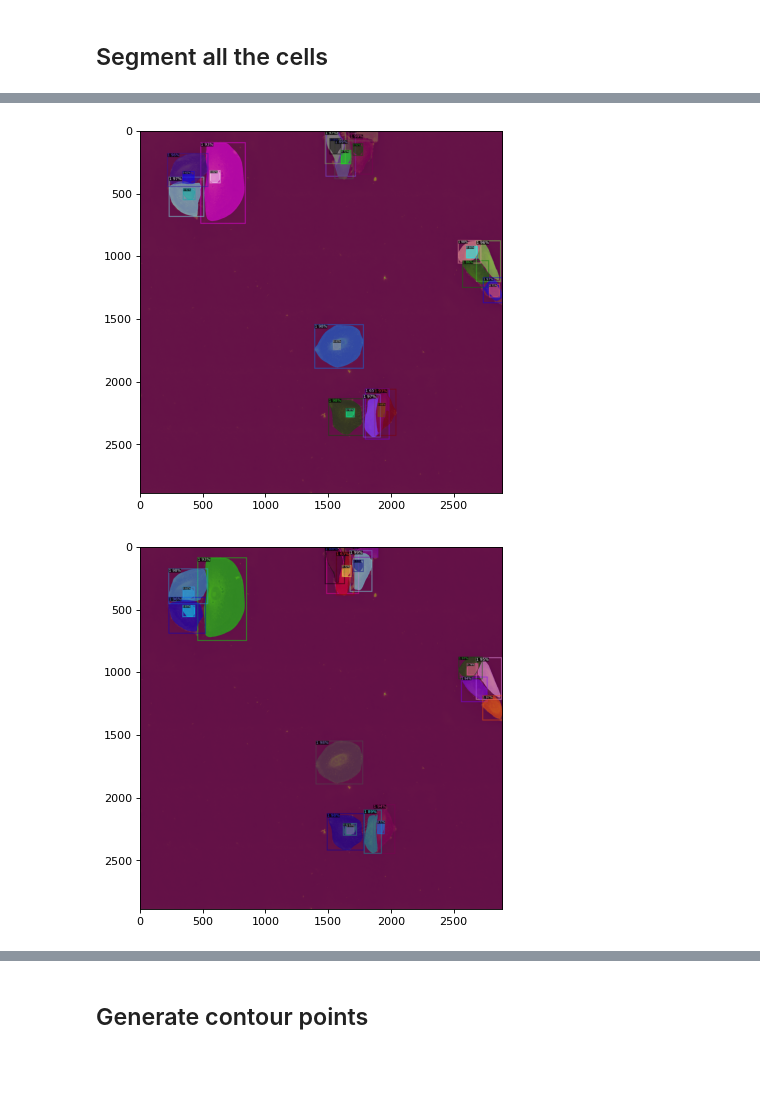
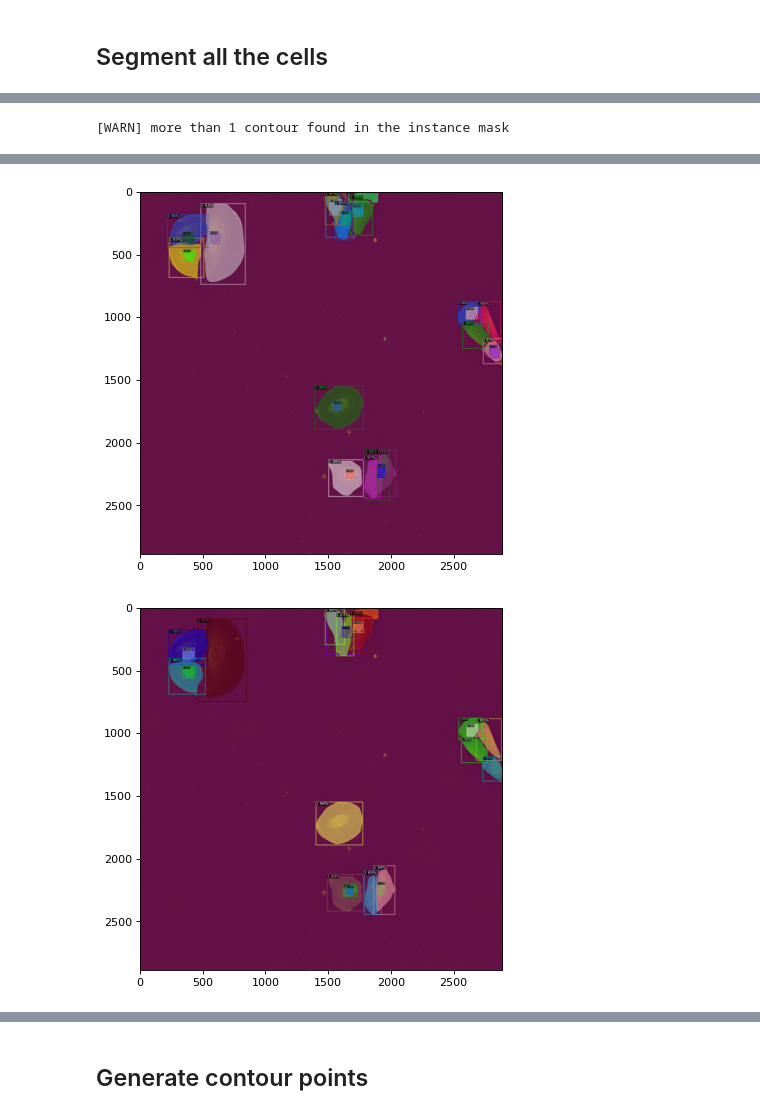
Before and after one commit to xing-lab-pitt/livecellx, a Jupyter notebook: notebooks/segment_predict_all_cells.ipynb, the cells around one changed output, grey strips where cells are left out. Drawn from its saved outputs; the diff is of its cells as text; code cells hidden in the pictures; blank space fills up the shorter version.

```diff
--- a/notebooks/segment_predict_all_cells.ipynb
+++ b/notebooks/segment_predict_all_cells.ipynb
@@ -304,7 +205,8 @@ dict_keys(['pred_boxes', 'scores', 'pred_classes', 'pred_masks'])
 # %% [markdown]
 ## Segment all the cells
 # %%
-segmentation_results = detectron_segment_imgs(imgs, out_dir)
+
+segmentation_results = segment_images_by_detectron(imgs,out_dir, cfg=DETECTRON_CFG)
 with open(out_dir / "segmentation_results.json", "w") as f:
     json.dump(segmentation_results, f)
 # %% [output]
@@ -311,0 +230 @@ with open(out_dir / "segmentation_results.json", "w") as f:
+[WARN] more than 1 contour found in the instance mask
@@ -313,2 +232,2 @@ with open(out_dir / "segmentation_results.json", "w") as f:
-[figure, old version]
+[figure, new version]
-[figure, old version]
+[figure, new version]
```
Also changed, not shown: parts of 15 cells of this notebook, 6 other files.
